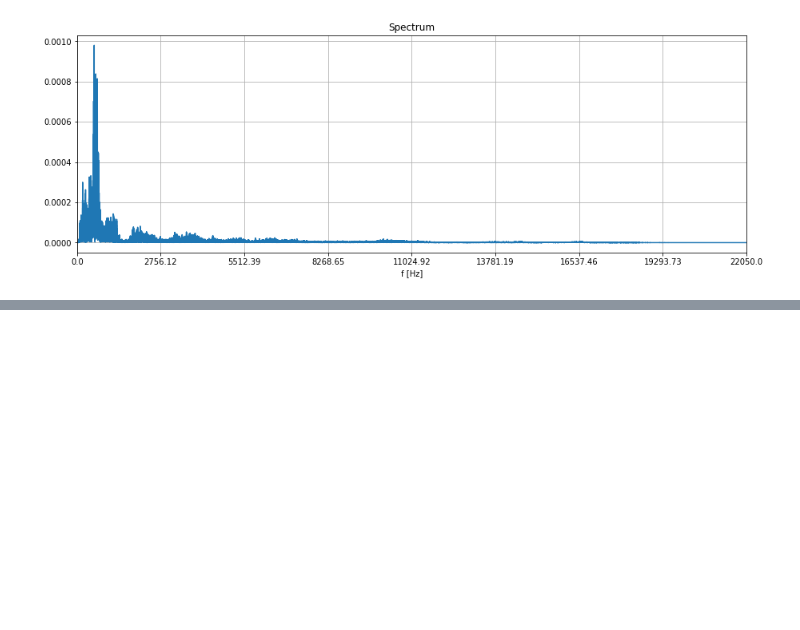
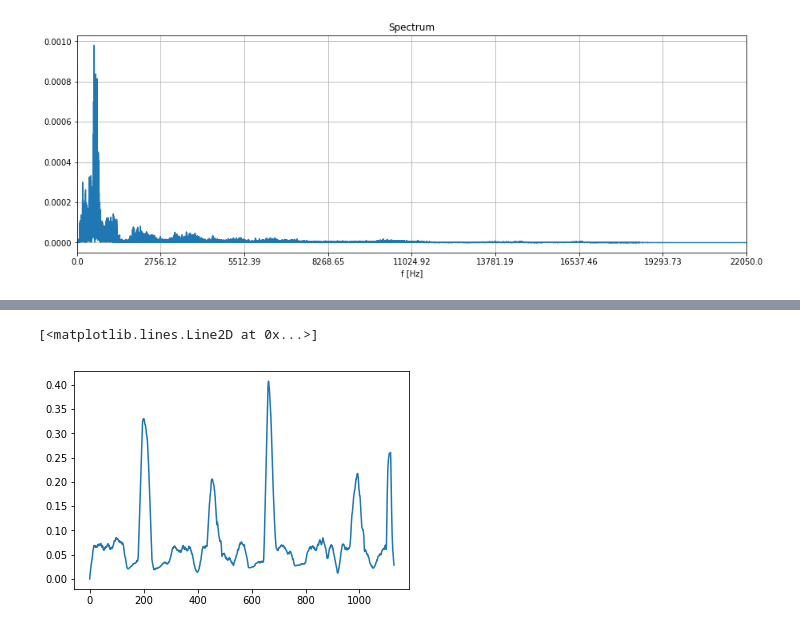
Before and after one commit to augurysys/covid19, a Jupyter notebook: notebooks/FE_pipeline.ipynb, the cells around one changed output, grey strips where cells are left out. Saved outputs shown, nothing was run; the diff lists cells and outputs as text; code cells hidden in the pictures; blank space fills up the shorter version.

```diff
--- a/notebooks/FE_pipeline.ipynb
+++ b/notebooks/FE_pipeline.ipynb
@@ -82,0 +87,5 @@ print(x['features']['std'])
+# %%
+plt.plot(x['features']['zero_cross'][0])
+# %% [output]
+[<matplotlib.lines.Line2D at 0x...>]
+[figure, added]
```
Also changed, not shown: parts of 3 cells of this notebook, 1 other file.
